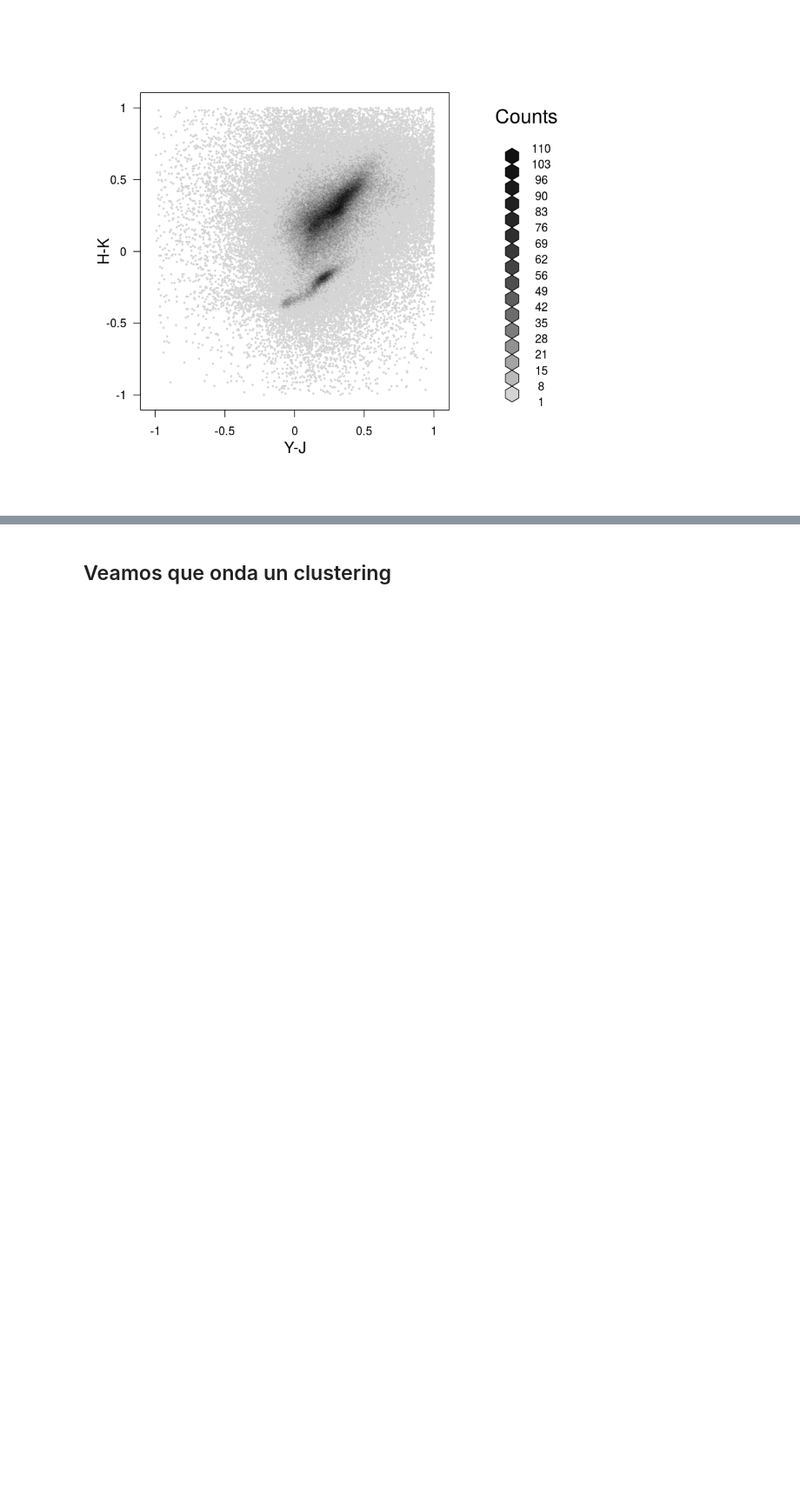
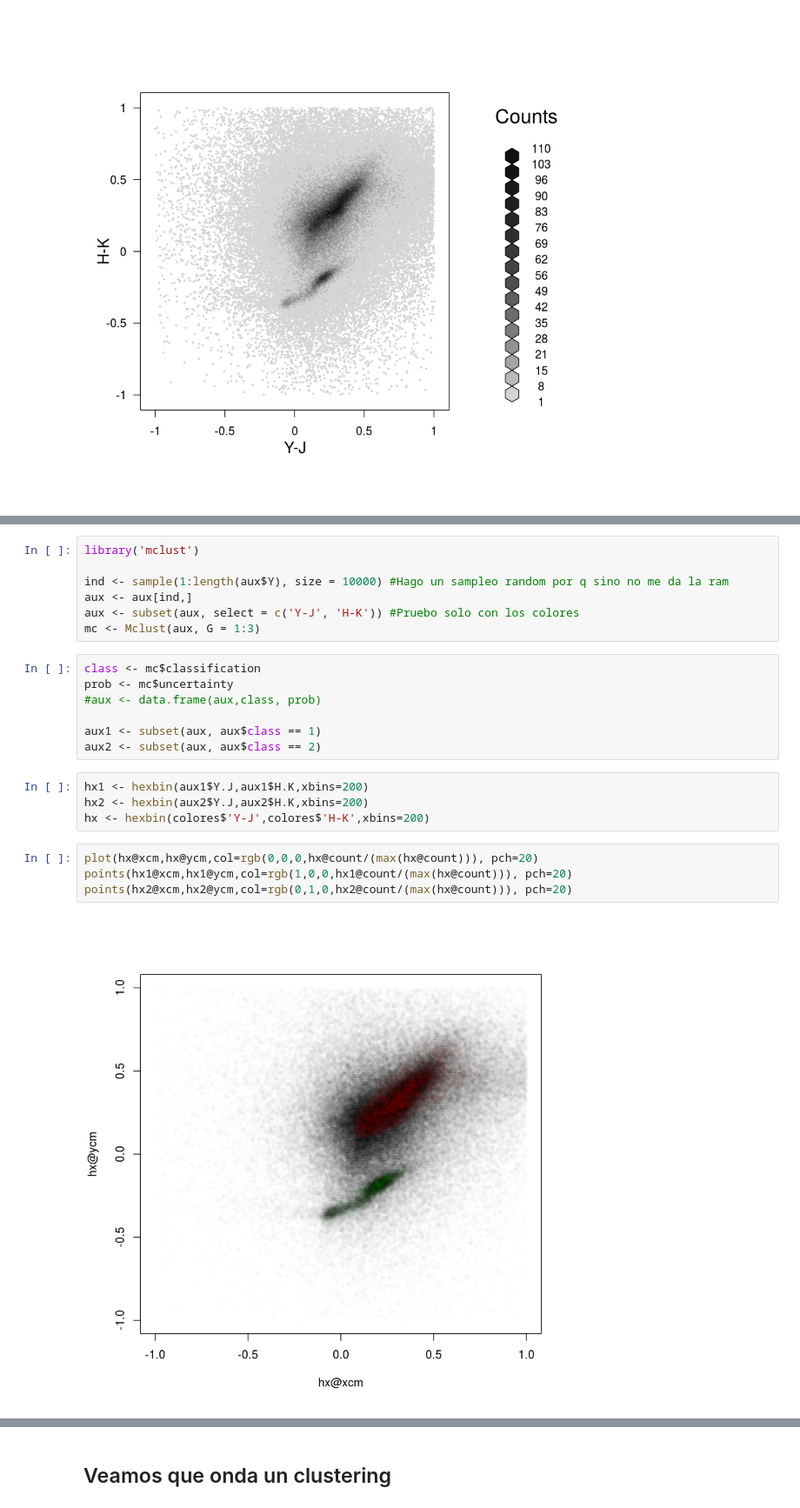
Before and after one commit to BrunoSanchez/VVV_galaxies, a Jupyter notebook: ultravista_catalog.ipynb, the cells around one changed output, grey strips where cells are left out. Shown at 87% size. Cells and saved outputs as stored; diff of their text form; blank space fills up the shorter version.

```diff
--- a/ultravista_catalog.ipynb
+++ b/ultravista_catalog.ipynb
@@ -49,0 +68,24 @@ plot(hexbin(colores$'Y-J',colores$'H-K',xbins=200), xlab = 'Y-J', ylab = 'H-K')
+# %%
+library('mclust')
+
+ind <- sample(1:length(aux$Y), size = 10000) #Hago un sampleo random por q sino no me da la ram
+aux <- aux[ind,]
+aux <- subset(aux, select = c('Y-J', 'H-K')) #Pruebo solo con los colores
+mc <- Mclust(aux, G = 1:3)
+# %%
+class <- mc$classification
+prob <- mc$uncertainty
+#aux <- data.frame(aux,class, prob)
+
+aux1 <- subset(aux, aux$class == 1)
+aux2 <- subset(aux, aux$class == 2)
+# %%
+hx1 <- hexbin(aux1$Y.J,aux1$H.K,xbins=200)
+hx2 <- hexbin(aux2$Y.J,aux2$H.K,xbins=200)
+hx <- hexbin(colores$'Y-J',colores$'H-K',xbins=200)
+# %%
+plot(hx@xcm,hx@ycm,col=rgb(0,0,0,hx@count/(max(hx@count))), pch=20)
+points(hx1@xcm,hx1@ycm,col=rgb(1,0,0,hx1@count/(max(hx@count))), pch=20)
+points(hx2@xcm,hx2@ycm,col=rgb(0,1,0,hx2@count/(max(hx@count))), pch=20)
+# %% [output]
+[figure, added]
```
Also changed, not shown: parts of 11 cells of this notebook.
